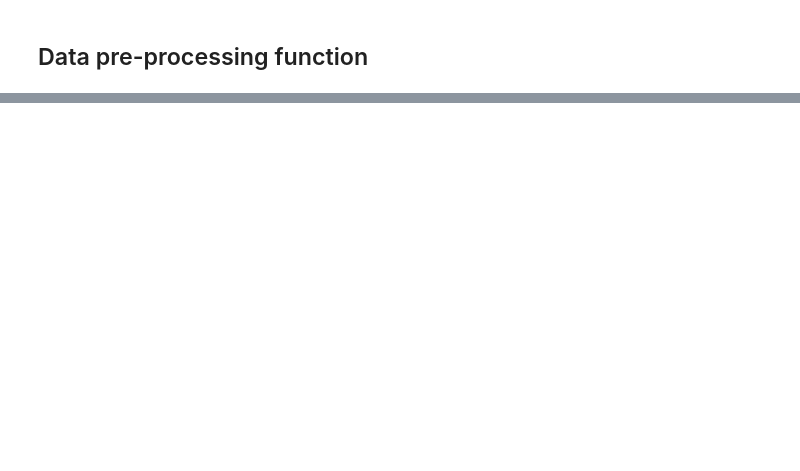
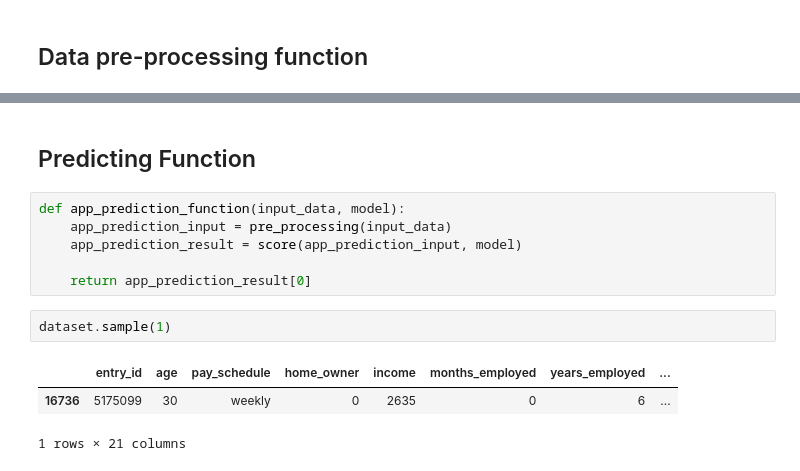
Before and after one commit to ranushw/MachineLearning, a Jupyter notebook: Capstone_Project/test.ipynb, the cells around one changed output, grey strips where cells are left out. Saved outputs shown, nothing was run; the diff lists cells and outputs as text; blank space fills up the shorter version.

```diff
--- a/Capstone_Project/test.ipynb
+++ b/Capstone_Project/test.ipynb
@@ -459,0 +487,14 @@ dataset_sample_test = pre_processing(dataset_sample_test)
+# %% [markdown]
+<h2> Predicting Function
+# %%
+def app_prediction_function(input_data, model):
+    app_prediction_input = pre_processing(input_data)
+    app_prediction_result = score(app_prediction_input, model)
+
+    return app_prediction_result[0]
+# %%
+dataset.sample(1)
+# %% [output]
+|  | entry_id | age | pay_schedule | home_owner | income | months_employed | years_employed | ... |
+| 16736 | 5175099 | 30 | weekly | 0 | 2635 | 0 | 6 | ... |
+1 rows × 21 columns
```
Also changed, not shown: parts of 8 cells of this notebook.
